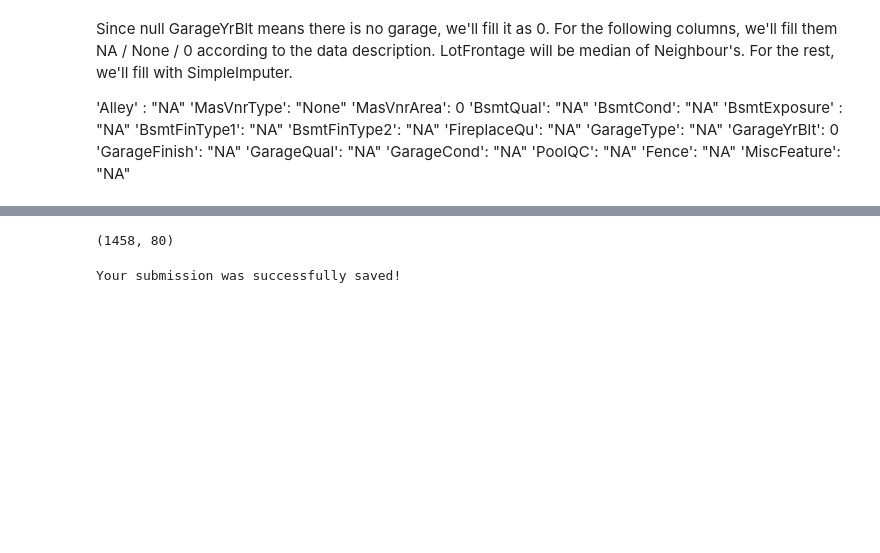
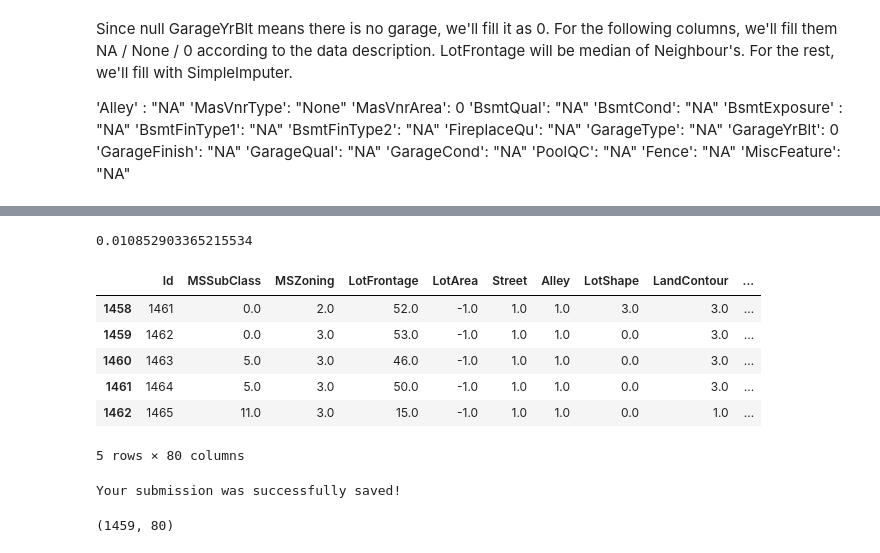
Before and after one commit to dorothyynwong/mario_kart_8_best, a Jupyter notebook: housing-prices-competition-20220411.ipynb, the cells around one changed output, grey strips where cells are left out. Saved outputs shown, nothing was run; the diff lists cells and outputs as text; code cells hidden in the pictures; blank space fills up the shorter version.

Commit message:
Kaggle Notebook | Housing Prices Competition 20220411 | Version 7

```diff
--- a/housing-prices-competition-20220411.ipynb
+++ b/housing-prices-competition-20220411.ipynb
@@ -335,18 +336,45 @@ X_test = all_data[ntrain:]
+# %%
+from sklearn.preprocessing import OrdinalEncoder
+
+# Apply ordinal encoder
+ordinal_encoder = OrdinalEncoder(handle_unknown='use_encoded_value', unknown_value=-1)
+categorical_cols = [cname for cname in X_full.columns if
+                    X_full[cname].dtype == "object"]
+categorical_cols.remove("Id")
+
+X_full[categorical_cols] = ordinal_encoder.fit_transform(X_full[categorical_cols])
+X_test[categorical_cols] = ordinal_encoder.transform(X_test[categorical_cols])
+
+print(score_dataset(X_full, y_train))
+# %% [output]
+0.010852903365215534
+# %%
+#X_full = X_full_Id + X_full
+#X_test = X_test_Id + X_test
+X_test.head()
+# %% [output]
+|  | Id | MSSubClass | MSZoning | LotFrontage | LotArea | Street | Alley | LotShape | LandContour | ... |
+| 1458 | 1461 | 0.0 | 2.0 | 52.0 | -1.0 | 1.0 | 1.0 | 3.0 | 3.0 | ... |
+| 1459 | 1462 | 0.0 | 3.0 | 53.0 | -1.0 | 1.0 | 1.0 | 0.0 | 3.0 | ... |
+| 1460 | 1463 | 5.0 | 3.0 | 46.0 | -1.0 | 1.0 | 1.0 | 0.0 | 3.0 | ... |
+| 1461 | 1464 | 5.0 | 3.0 | 50.0 | -1.0 | 1.0 | 1.0 | 0.0 | 3.0 | ... |
+| 1462 | 1465 | 11.0 | 3.0 | 15.0 | -1.0 | 1.0 | 1.0 | 0.0 | 1.0 | ... |
+5 rows × 80 columns
+# %%
+
+
+
+model = RandomForestRegressor(n_estimators=100, random_state=0)
+log_y = np.log1p(y_train)
+model.fit(X_full, log_y)
+predictions = np.expm1(model.predict(X_test))
+
+output = pd.DataFrame({'Id': X_test.Id, 'SalePrice': predictions})
+output.to_csv('my_submission.csv', index=False)
+print("Your submission was successfully saved!")
+# %% [output]
+Your submission was successfully saved!
 # %%
-X_full.shape
+X_test.shape
 # %% [output]
-(1458, 80)
+(1459, 80)
-# %%
-
-
-
-model = RandomForestRegressor(n_estimators=100, random_state=0)
-log_y = np.log1p(y_train)
-model.fit(X_full, log_y)
-predictions = np.exp(model.predict(X_test))
-
-output = pd.DataFrame({'Id': X_test.Id, 'SalePrice': predictions})
-output.to_csv('my_submission.csv', index=False)
-print("Your submission was successfully saved!")
-# %% [output]
-Your submission was successfully saved!
```
Also changed, not shown: parts of 9 cells of this notebook.
